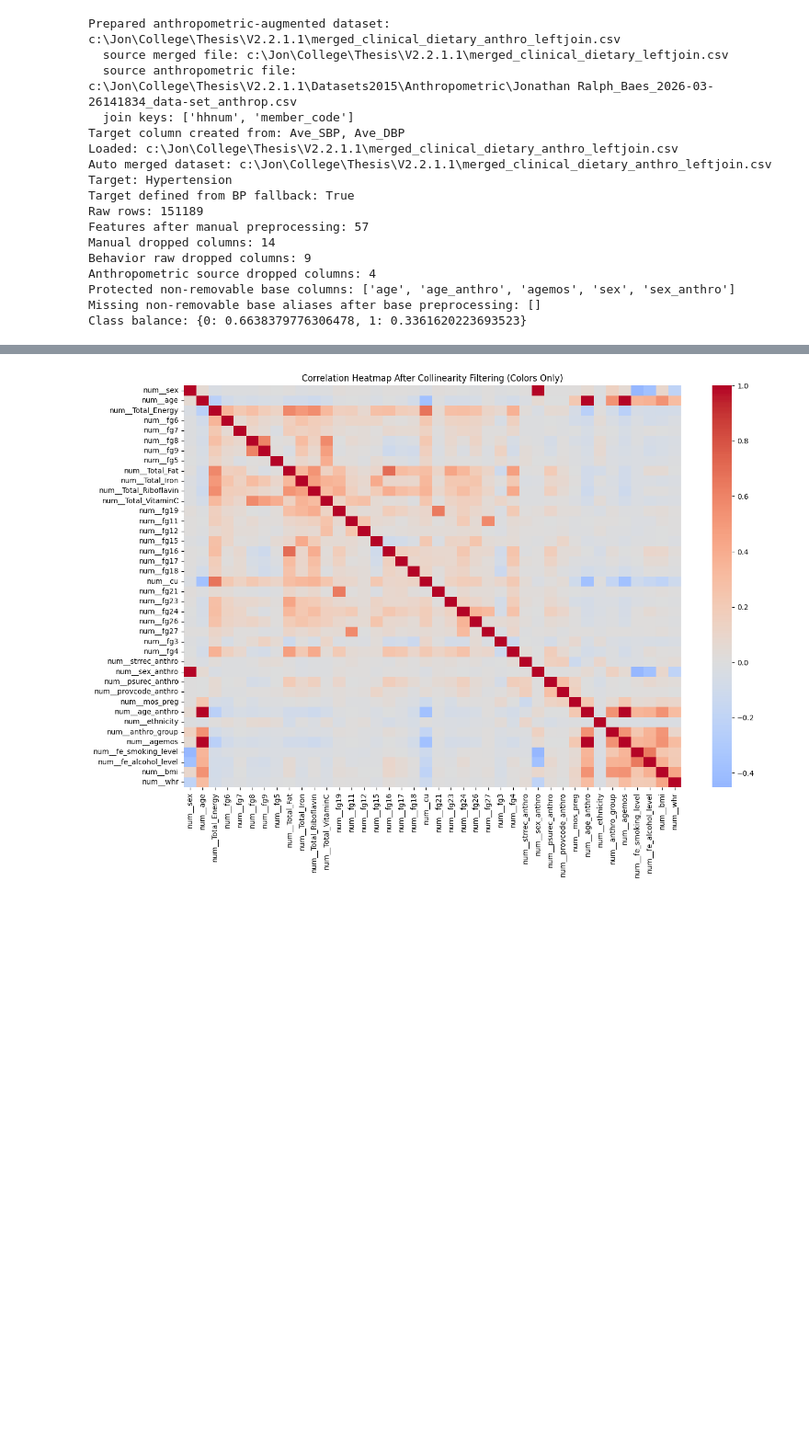
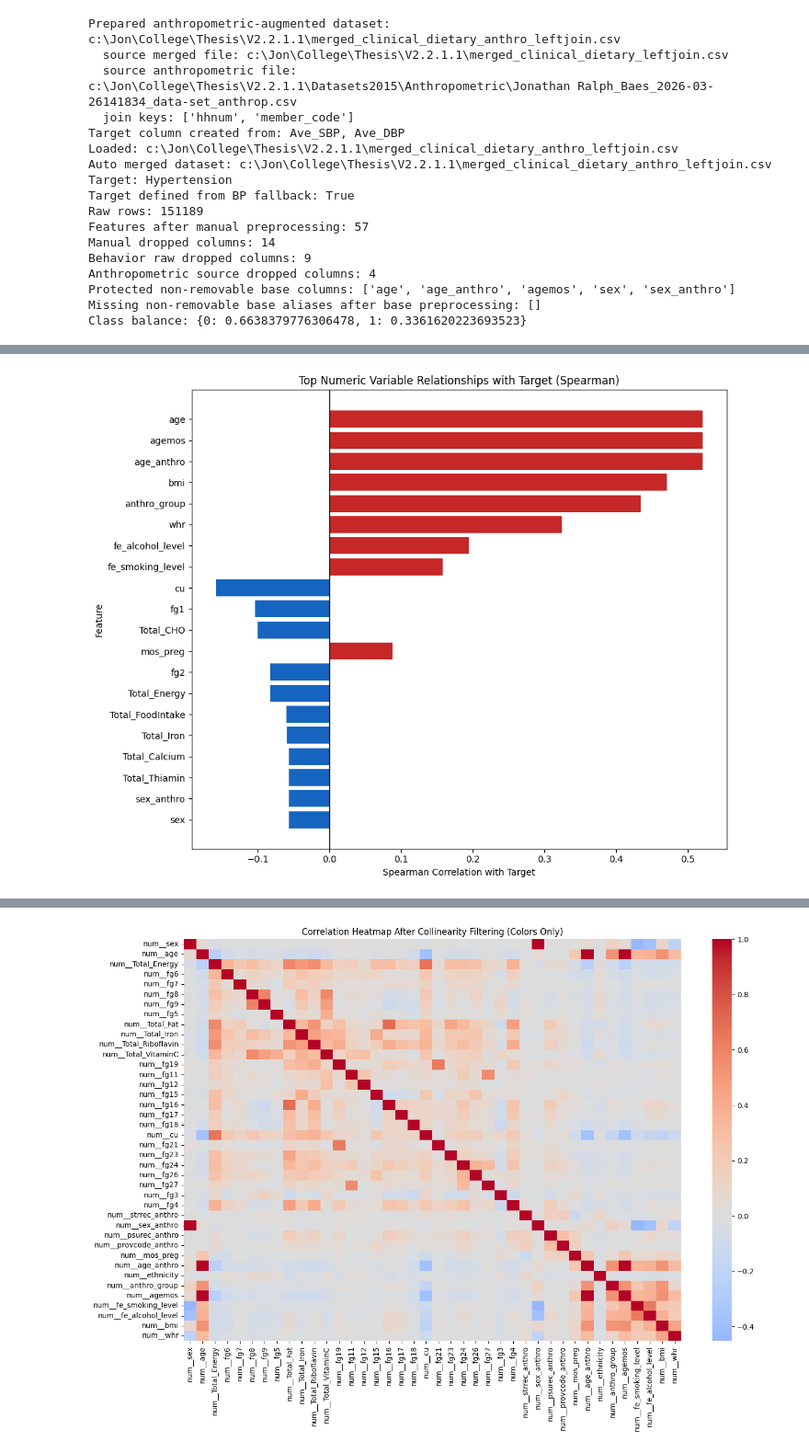
Before and after one commit to Jrbaes/Thesis-part-2, a Jupyter notebook: Main_2015_GPU_RF_XGB_CAT_RIGOROUS_OPT_exp2.ipynb, the cells around one changed output, grey strips where cells are left out. Shown at 92% size. Saved outputs shown, nothing was run; the diff lists cells and outputs as text; code cells hidden in the pictures; blank space fills up the shorter version.

```diff
--- a/Main_2015_GPU_RF_XGB_CAT_RIGOROUS_OPT_exp2.ipynb
+++ b/Main_2015_GPU_RF_XGB_CAT_RIGOROUS_OPT_exp2.ipynb
@@ -554,3 +554,83 @@ Anthropometric source dropped columns: 4
 Protected non-removable base columns: ['age', 'age_anthro', 'agemos', 'sex', 'sex_anthro']
 Missing non-removable base aliases after base preprocessing: []
 Class balance: {0: 0.6638379776306478, 1: 0.3361620223693523}
+# %%
+# Rigorous EDA block (paper-ready): target relationships + artifact folders
+EDA_DIR = ARTIFACT_DIR / 'eda'
+EDA_IMG_DIR = EDA_DIR / 'images'
+EDA_TABLE_DIR = EDA_DIR / 'tables'
+for p in [EDA_DIR, EDA_IMG_DIR, EDA_TABLE_DIR]:
+    p.mkdir(parents=True, exist_ok=True)
+
+print(f'EDA directory: {EDA_DIR}')
+print(f'Image output directory: {EDA_IMG_DIR}')
+print(f'Table output directory: {EDA_TABLE_DIR}')
+print(f'Sample size: {len(X):,}')
+print('Target distribution (count):')
+print(y.value_counts(dropna=False).to_string())
+print('Target distribution (proportion):')
+print(y.value_counts(normalize=True, dropna=False).round(4).to_string())
+
+num_cols_eda = X.select_dtypes(include=[np.number]).columns.tolist()
+print(f'Numeric features for target-association analysis: {len(num_cols_eda)}')
+
+def _safe_smd(x0: pd.Series, x1: pd.Series) -> float:
+    x0 = pd.to_numeric(x0, errors='coerce').dropna()
+    x1 = pd.to_numeric(x1, errors='coerce').dropna()
+    if len(x0) < 2 or len(x1) < 2:
+        return np.nan
+    m0, m1 = x0.mean(), x1.mean()
+    v0, v1 = x0.var(ddof=1), x1.var(ddof=1)
+    pooled = np.sqrt((v0 + v1) / 2.0)
+    if pooled == 0 or np.isnan(pooled):
+        return np.nan
+    return float((m1 - m0) / pooled)
+
+target_numeric = pd.to_numeric(y, errors='coerce')
+rows = []
+for c in num_cols_eda:
+    s = pd.to_numeric(X[c], errors='coerce')
+    valid = s.notna() & target_numeric.notna()
+    n_valid = int(valid.sum())
+    if n_valid < 5:
+        continue
+
+    corr_spearman = s[valid].corr(target_numeric[valid], method='spearman')
+    grp0 = s[valid & (target_numeric == 0)]
+    grp1 = s[valid & (target_numeric == 1)]
+
+    rows.append(
+        {
+            'feature': c,
+            'n_valid': n_valid,
+            'spearman_corr_target': float(corr_spearman) if pd.notna(corr_spearman) else np.nan,
+            'abs_spearman_corr_target': abs(float(corr_spearman)) if pd.notna(corr_spearman) else np.nan,
+            'mean_target0': float(grp0.mean()) if len(grp0) else np.nan,
+            'mean_target1': float(grp1.mean()) if len(grp1) else np.nan,
+            'std_mean_diff_target1_vs_0': _safe_smd(grp0, grp1),
+        }
+    )
+
+target_relation_df = pd.DataFrame(rows).sort_values('abs_spearman_corr_target', ascending=False).reset_index(drop=True)
+target_relation_path = EDA_TABLE_DIR / 'target_relationship_numeric_features.csv'
+target_relation_df.to_csv(target_relation_path, index=False)
+
+print(f'Saved target relationship table: {target_relation_path}')
+print('Top 20 numeric features by |Spearman correlation| with target:')
+print(target_relation_df[['feature', 'spearman_corr_target', 'abs_spearman_corr_target', 'std_mean_diff_target1_vs_0']].head(20).to_string(index=False))
+
+if not target_relation_df.empty:
+    plot_df = target_relation_df.head(20).iloc[::-1].copy()
+    plt.figure(figsize=(10, 8))
+    colors = ['#c62828' if v >= 0 else '#1565c0' for v in plot_df['spearman_corr_target']]
+    plt.barh(plot_df['feature'], plot_df['spearman_corr_target'], color=colors)
+    plt.axvline(0, color='black', linewidth=1)
+    plt.title('Top Numeric Variable Relationships with Target (Spearman)')
+    plt.xlabel('Spearman Correlation with Target')
+    plt.ylabel('Feature')
+    plt.tight_layout()
+    target_rel_fig_path = EDA_IMG_DIR / 'target_relationship_top20_spearman.png'
+    plt.savefig(target_rel_fig_path, dpi=300, bbox_inches='tight')
+    plt.show()
+    print(f'Saved target-relationship figure: {target_rel_fig_path}')
+# %% [output]
@@ -556,0 +654 @@ Class balance: {0: 0.6638379776306478, 1: 0.3361620223693523}
+[figure, added]
```
Also changed, not shown: parts of 5 cells of this notebook, 5 other files.
